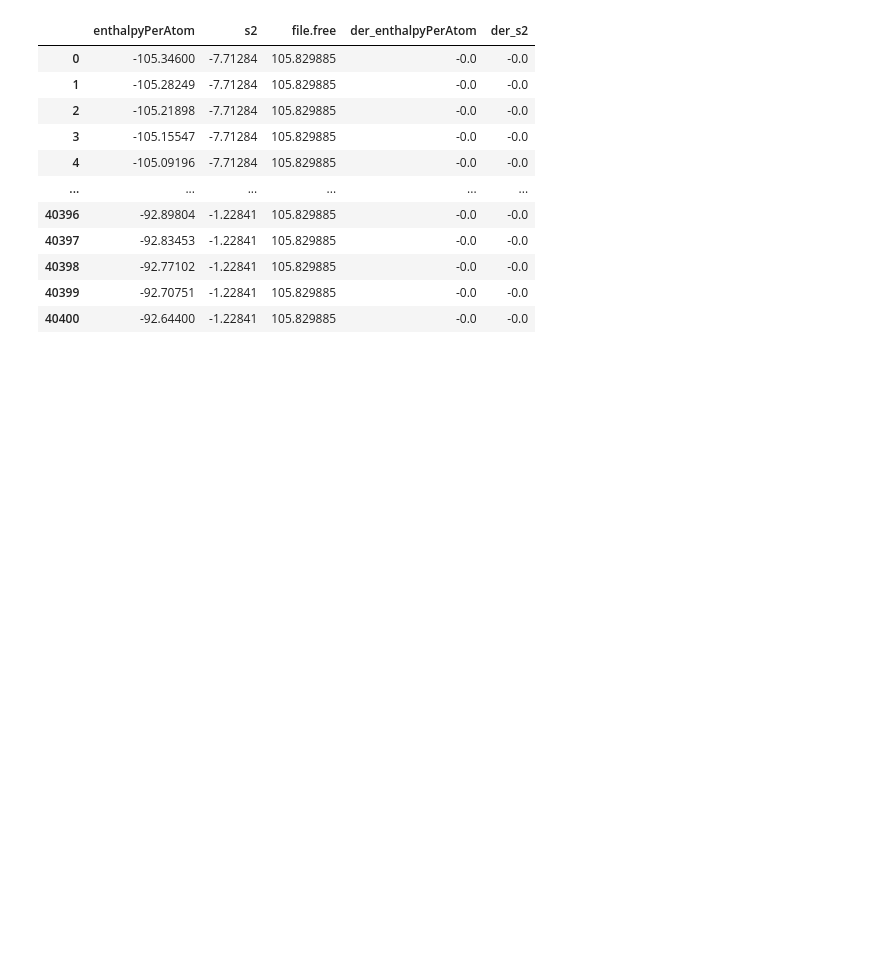
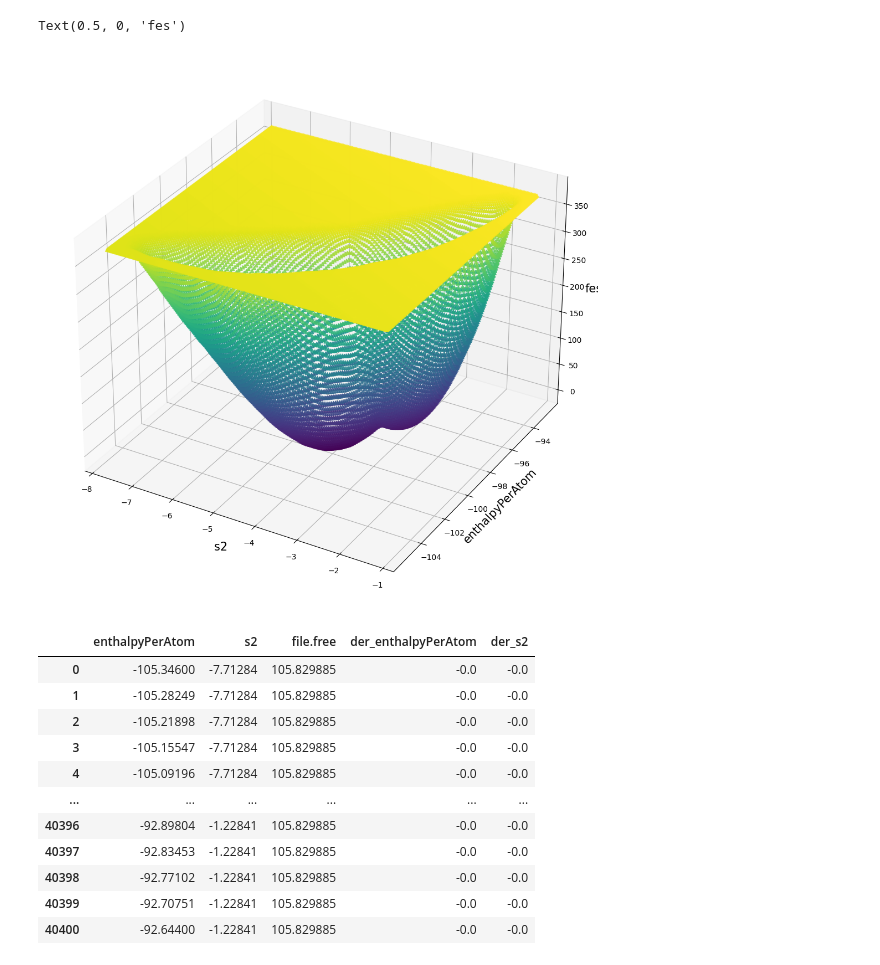
Before and after one commit to yaminbens/Proj23, a Jupyter notebook: Entropy-Enthalpy.ipynb, the cells around one changed output. Drawn from its saved outputs; the diff is of its cells as text; code cells hidden in the pictures; blank space fills up the shorter version.

```diff
--- a/Entropy-Enthalpy.ipynb
+++ b/Entropy-Enthalpy.ipynb
@@ -55,3 +119,23 @@ plt.legend(ncol=3)
+# %%
+
+
+import plumed
+import matplotlib.pyplot as plt
+
+fes=plumed.read_as_pandas("../../Vashti/metadNa350/fes/fes_80.dat")
+ax = plt.figure(figsize=(10, 10),constrained_layout=True).add_subplot(projection='3d')
+# Plot the 3D surface
+ax.dist = 10
+my_cmap = plt.get_cmap('viridis')
+ax.scatter3D(fes["s2"], fes["enthalpyPerAtom"], fes["file.free"], alpha = 0.8,
+             c = fes["s2"]+fes["enthalpyPerAtom"]+fes["file.free"], cmap = my_cmap, marker ='^')
+font = 15
+ax.set_xlabel('s2 ', fontsize=font)
+ax.set_ylabel('enthalpyPerAtom', fontsize=font)
+ax.set_zlabel('fes', fontsize=font)
+# %% [output]
+Text(0.5, 0, 'fes')
+[figure, added]
 # %%
 data
 # %% [output]
```
Also changed, not shown: parts of 6 cells of this notebook, 1 other file.
